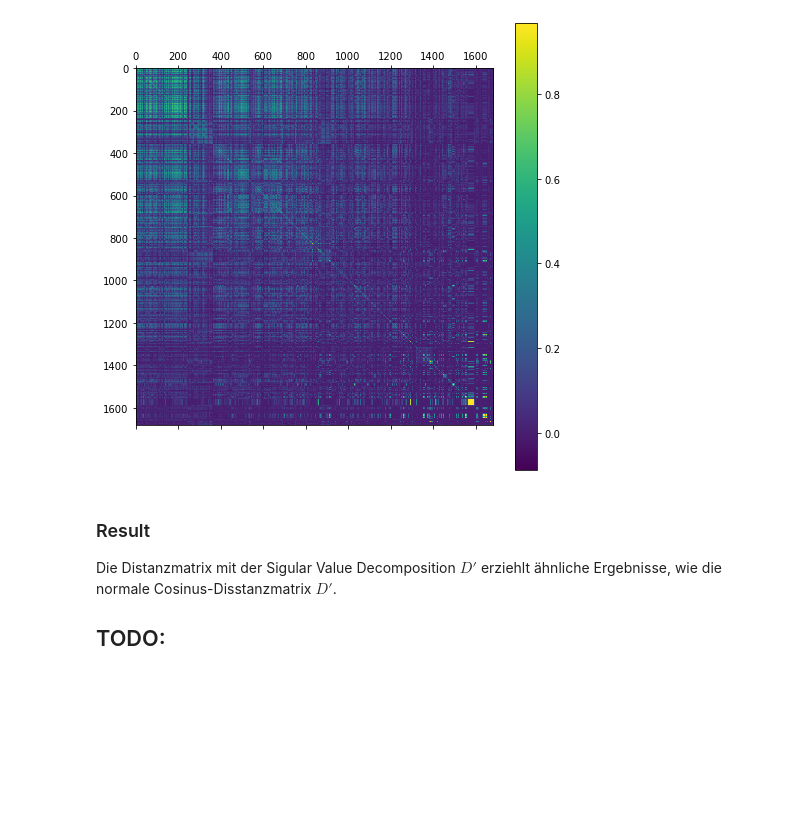
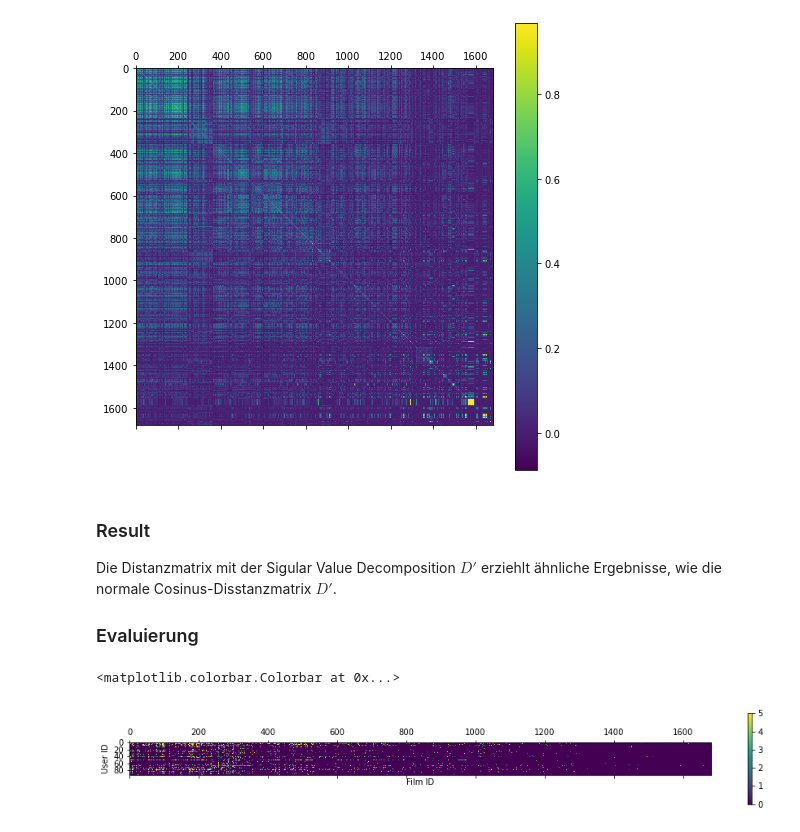
Before and after one commit to davidhoof/DataScience21, a Jupyter notebook: Block_2/Assignments/Assignment_2_recommender.ipynb, the cells around one changed output. Cells and saved outputs as stored; diff of their text form; code cells hidden in the pictures; blank space fills up the shorter version.

```diff
--- a/Block_2/Assignments/Assignment_2_recommender.ipynb
+++ b/Block_2/Assignments/Assignment_2_recommender.ipynb
@@ -256,4 +254,15 @@ plt.colorbar()
 ### Result
 Die Distanzmatrix mit der Sigular Value Decomposition $D'$ erziehlt ähnliche Ergebnisse, wie die normale Cosinus-Disstanzmatrix $D'$.
 
-## TODO:
+### Evaluierung
+# %%
+#split into train and test data
+from sklearn.model_selection import train_test_split
+R_train, R_test = train_test_split(R, test_size=0.1)
+plt.matshow(R_test)
+plt.xlabel('Film ID')
+plt.ylabel('User ID')
+plt.colorbar()
+# %% [output]
+<matplotlib.colorbar.Colorbar at 0x...>
+[figure, added]
```
Also changed, not shown: parts of 23 cells of this notebook.
